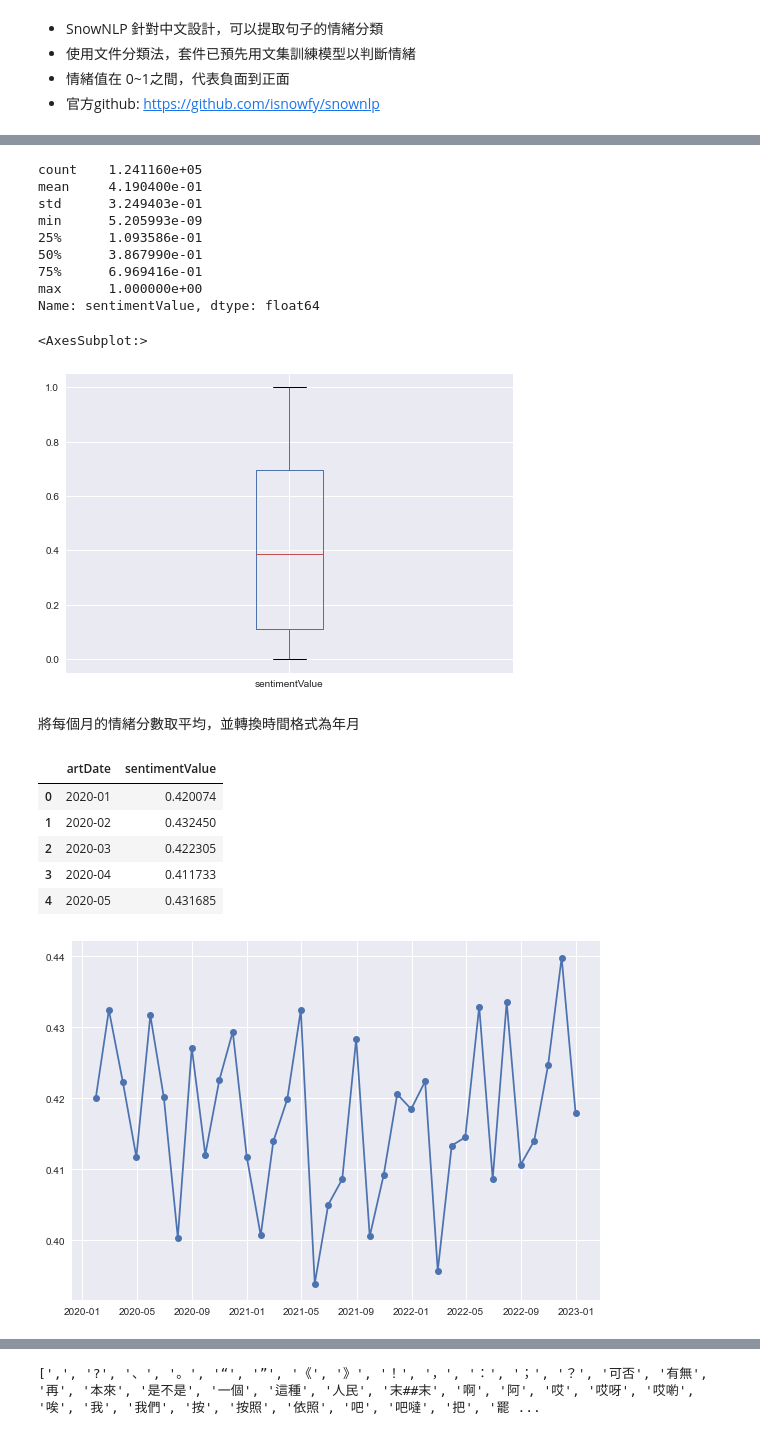
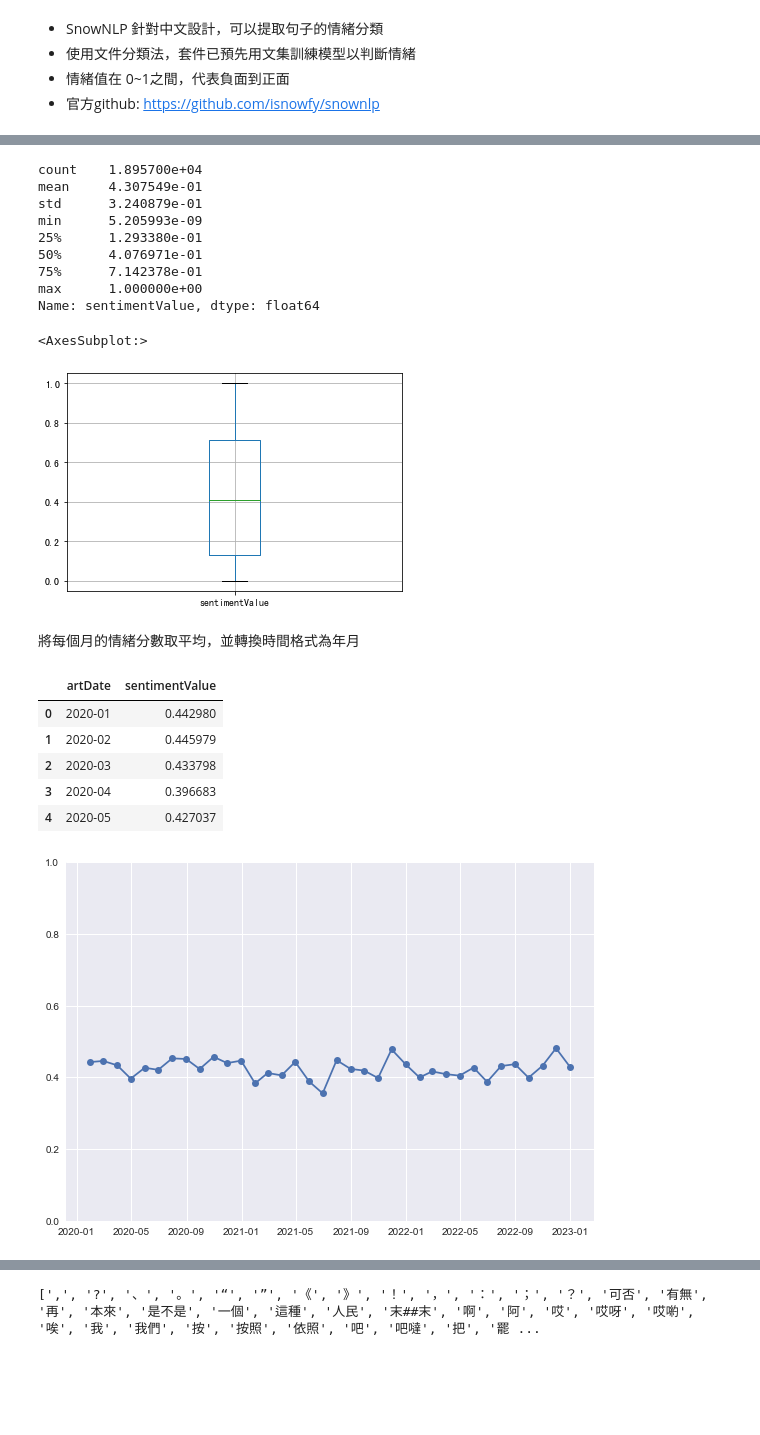
Before and after one commit to Text-Analytics-and-Retrieval/SMA_2023S, a Jupyter notebook: week6_sentiment_analysis2/week6_sentiment2_zh.ipynb, the cells around one changed output, grey strips where cells are left out. Drawn from its saved outputs; the diff is of its cells as text; code cells hidden in the pictures; blank space fills up the shorter version.

```diff
--- a/week6_sentiment_analysis2/week6_sentiment2_zh.ipynb
+++ b/week6_sentiment_analysis2/week6_sentiment2_zh.ipynb
@@ -475,8 +469,8 @@ fig.show()
 # %%
 keyword_list = ['泰式']
-selected = df[df['artContent'].str.contains('|'.join(keyword_list),regex=True)]
-print(f"{' '.join(keyword_list)}：{selected.shape[0]}篇相關貼文")
-selected.head(3)
+thailand_selected = df[df['artContent'].str.contains('|'.join(keyword_list),regex=True)]
+print(f"{' '.join(keyword_list)}：{thailand_selected.shape[0]}篇相關貼文")
+thailand_selected.head(3)
 # %% [output]
 泰式：180篇相關貼文
 |  | system_id | artUrl | artTitle | artDate | artPoster | artCatagory | artContent | artComment | e_ip | ... |
@@ -656,6 +637,6 @@ select.head()
 + 官方github: https://github.com/isnowfy/snownlp
 # %%
 from snownlp import SnowNLP
-s = SnowNLP('文華訂位都訂不到，超難訂')
+s = SnowNLP('文華訂位都訂不到')
 s.sentiments # 範圍在 0~ 1之間 (負面~正面)
 # %% [output]
@@ -665,8 +647,7 @@ s.sentiments # 範圍在 0~ 1之間 (負面~正面)
 # %%
 sentence_table = pd.read_csv("raw_data/zh/sentence_table_buffet.csv") #匯資料
-df = pd.read_csv("raw_data/zh/buffet_20_22.csv") #匯資料
 
-sentiment_date = pd.merge(sentence_table,df[['system_id','artDate','dataSource']],on='system_id',how='left')
-sentiment_date.head(3)
+sentiment_date = pd.merge(sentence_table,thailand_selected[['system_id','artDate','dataSource']],on='system_id',how='left').dropna()
+sentiment_date.head()
 # %% [output]
 |  | system_id | sentence | artDate | dataSource |
@@ -692,13 +675,13 @@ sentiment_date.head()
 # 看一下情緒的分布
 sentiment_date['sentimentValue'].describe()
 # %% [output]
-count    1.241160e+05
-mean     4.190400e-01
-std      3.249403e-01
+count    1.895700e+04
+mean     4.307549e-01
+std      3.240879e-01
 min      5.205993e-09
-25%      1.093586e-01
-50%      3.867990e-01
-75%      6.969416e-01
+25%      1.293380e-01
+50%      4.076971e-01
+75%      7.142378e-01
 max      1.000000e+00
 Name: sentimentValue, dtype: float64
 # %%
@@ -707,7 +690,7 @@ boxplot = sentiment_date.boxplot(column=['sentimentValue'], showfliers=False)
 boxplot
 # %% [output]
 <AxesSubplot:>
-[figure, old version]
+[figure, new version]
 # %% [markdown]
 將每個月的情緒分數取平均，並轉換時間格式為年月
 # %%
@@ -718,23 +701,24 @@ sentiment_count = sent_date.groupby(['artDate'])['sentimentValue'].mean().reset_
 sentiment_count.head()
 # %% [output]
 |  | artDate | sentimentValue |
-| 0 | 2020-01 | 0.420074 |
-| 1 | 2020-02 | 0.432450 |
-| 2 | 2020-03 | 0.422305 |
-| 3 | 2020-04 | 0.411733 |
-| 4 | 2020-05 | 0.431685 |
+| 0 | 2020-01 | 0.442980 |
+| 1 | 2020-02 | 0.445979 |
+| 2 | 2020-03 | 0.433798 |
+| 3 | 2020-04 | 0.396683 |
+| 4 | 2020-05 | 0.427037 |
 # %%
 # 平均情緒分數時間趨勢
 plt.style.use('seaborn')
 
 months = sentiment_count['artDate']
 y = sentiment_count['sentimentValue']
 
 plt.plot_date(months, y, linestyle='solid')
 plt.gcf().autofmt_xdate
 plt.tight_layout()
+plt.ylim(0,1)
 
 plt.show()
 # %% [output]
-[figure, old version]
+[figure, new version]
 # %% [markdown]
```
Also changed, not shown: parts of 35 cells of this notebook, 1 other file.
